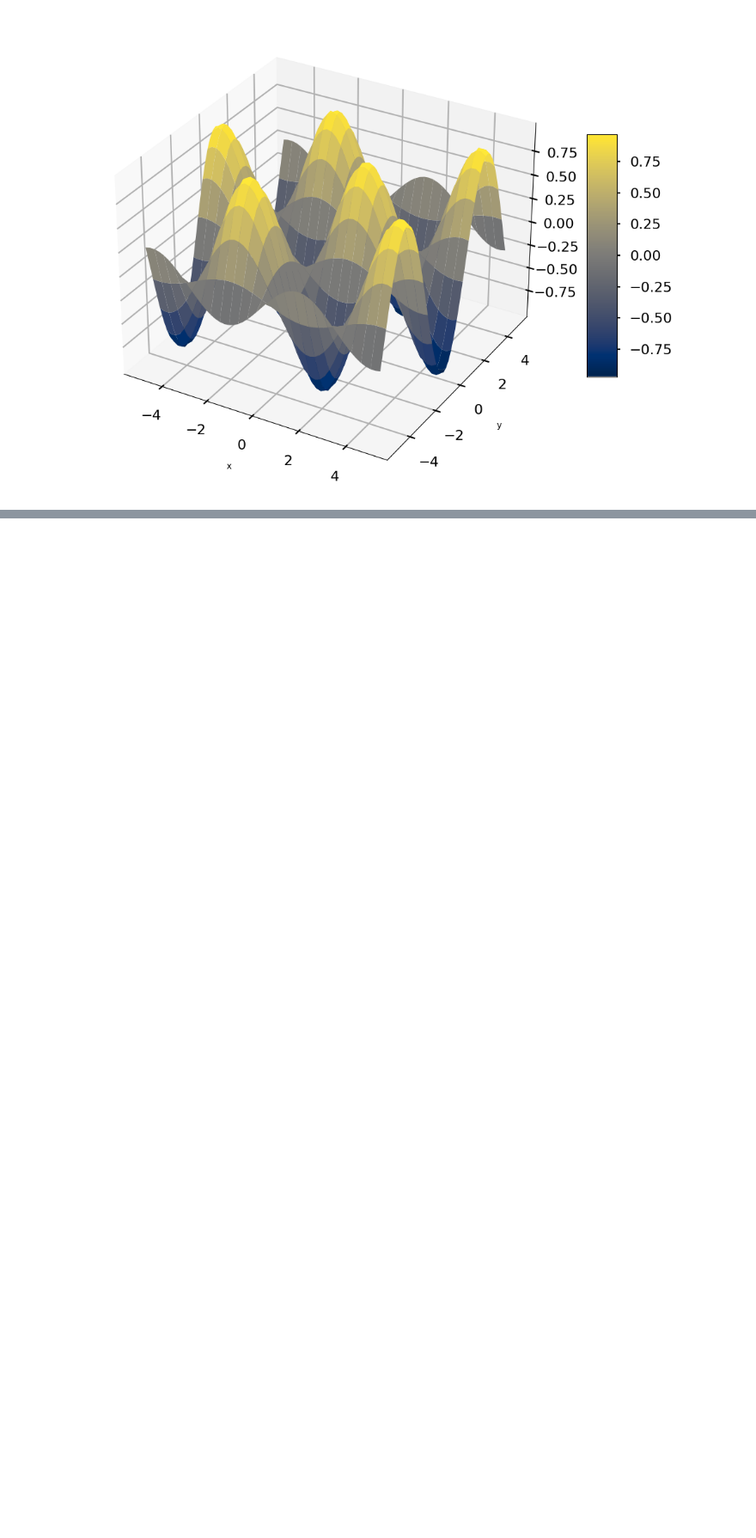
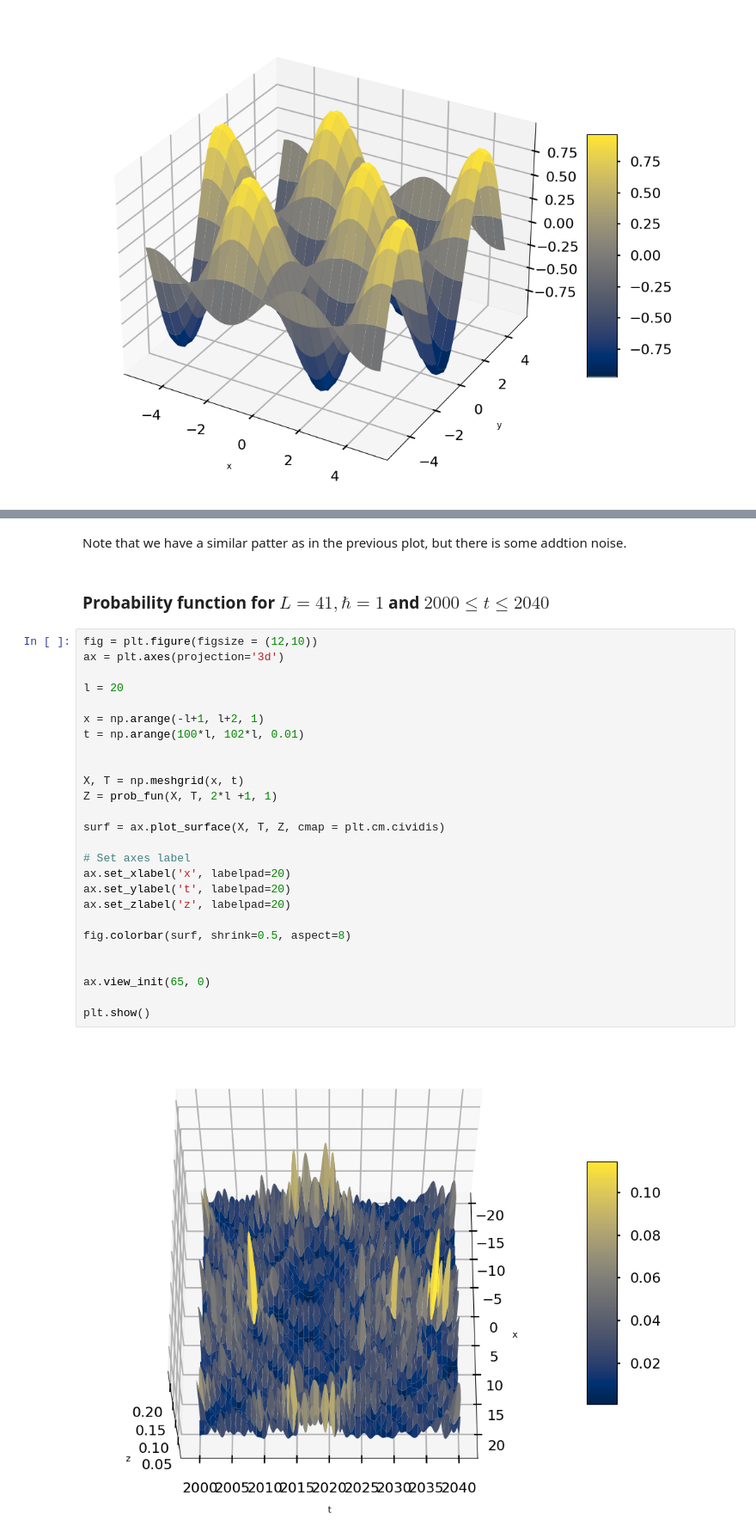
Before and after one commit to asaenz16/First-try, a Jupyter notebook: notebooks/Tryout3Dplot.ipynb, the cells around one changed output, grey strips where cells are left out. Shown at 86% size. Drawn from its saved outputs; the diff is of its cells as text; blank space fills up the shorter version.

```diff
--- a/notebooks/Tryout3Dplot.ipynb
+++ b/notebooks/Tryout3Dplot.ipynb
@@ -35,0 +142,32 @@ plt.show()
+# %% [markdown]
+Note that we have a similar patter as in the previous plot, but there is some addtion noise.
+# %% [markdown]
+### Probability function for $L =41, \hbar = 1$ and $2000 \leq t \leq 2040$
+# %%
+fig = plt.figure(figsize = (12,10))
+ax = plt.axes(projection='3d')
+
+l = 20
+
+x = np.arange(-l+1, l+2, 1)
+t = np.arange(100*l, 102*l, 0.01)
+
+
+X, T = np.meshgrid(x, t)
+Z = prob_fun(X, T, 2*l +1, 1)
+
+surf = ax.plot_surface(X, T, Z, cmap = plt.cm.cividis)
+
+# Set axes label
+ax.set_xlabel('x', labelpad=20)
+ax.set_ylabel('t', labelpad=20)
+ax.set_zlabel('z', labelpad=20)
+
+fig.colorbar(surf, shrink=0.5, aspect=8)
+
+
+ax.view_init(65, 0)
+
+plt.show()
+# %% [output]
+[figure, added]
```
Also changed, not shown: parts of 16 cells of this notebook.
